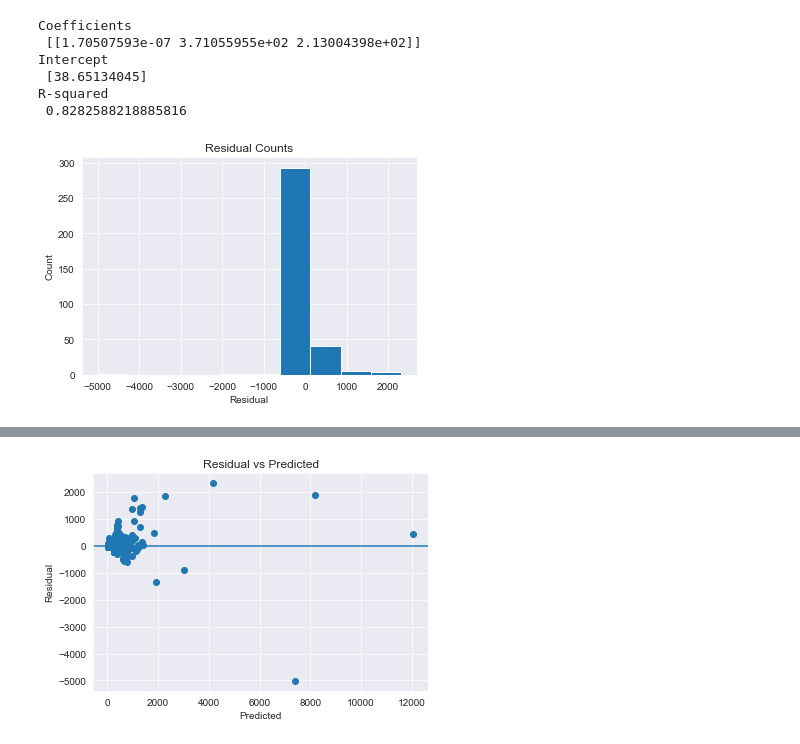
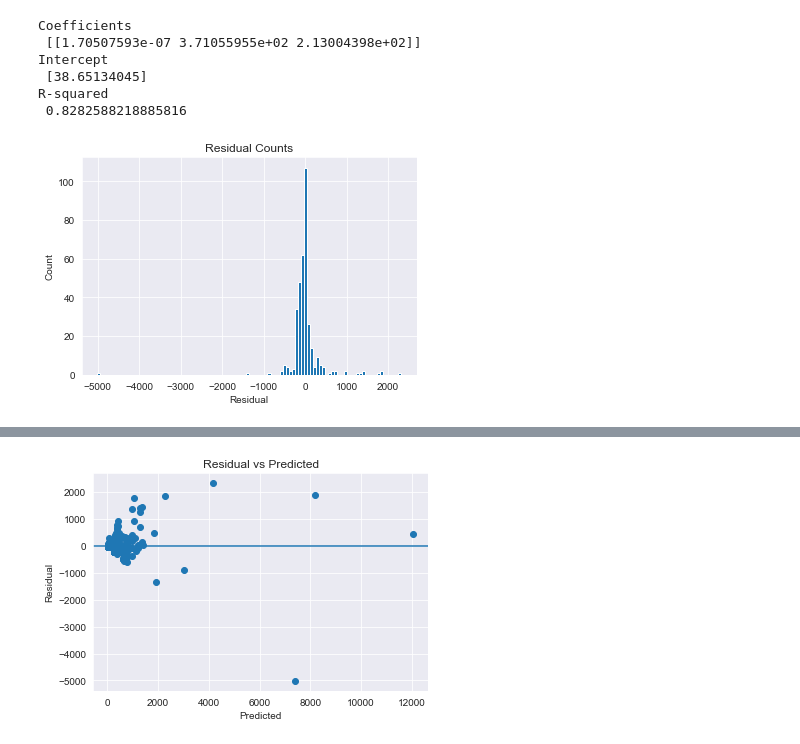
Before and after one commit to MitchellEwing/Drills, a Jupyter notebook: bootcamp/unit2/linearRegressionModel_CrimeNY.ipynb, the cells around one changed output, grey strips where cells are left out. Cells and saved outputs as stored; diff of their text form; code cells hidden in the pictures.

```diff
--- a/bootcamp/unit2/linearRegressionModel_CrimeNY.ipynb
+++ b/bootcamp/unit2/linearRegressionModel_CrimeNY.ipynb
@@ -227,15 +227,15 @@ R-squared
 # %%
 # Extract predicted values.
 predicted = regr.predict(X).ravel()
 actual = df['property_crime']
 
 # Calculate the error, also called the residual.
 residual = actual - predicted
 
-plt.hist(residual)
+plt.hist(residual, bins=100)
 plt.title('Residual Counts')
 plt.xlabel('Residual')
 plt.ylabel('Count')
 plt.show()
 # %% [output]
-[figure, old version]
+[figure, new version]
```
Also changed, not shown: parts of 2 cells of this notebook.
